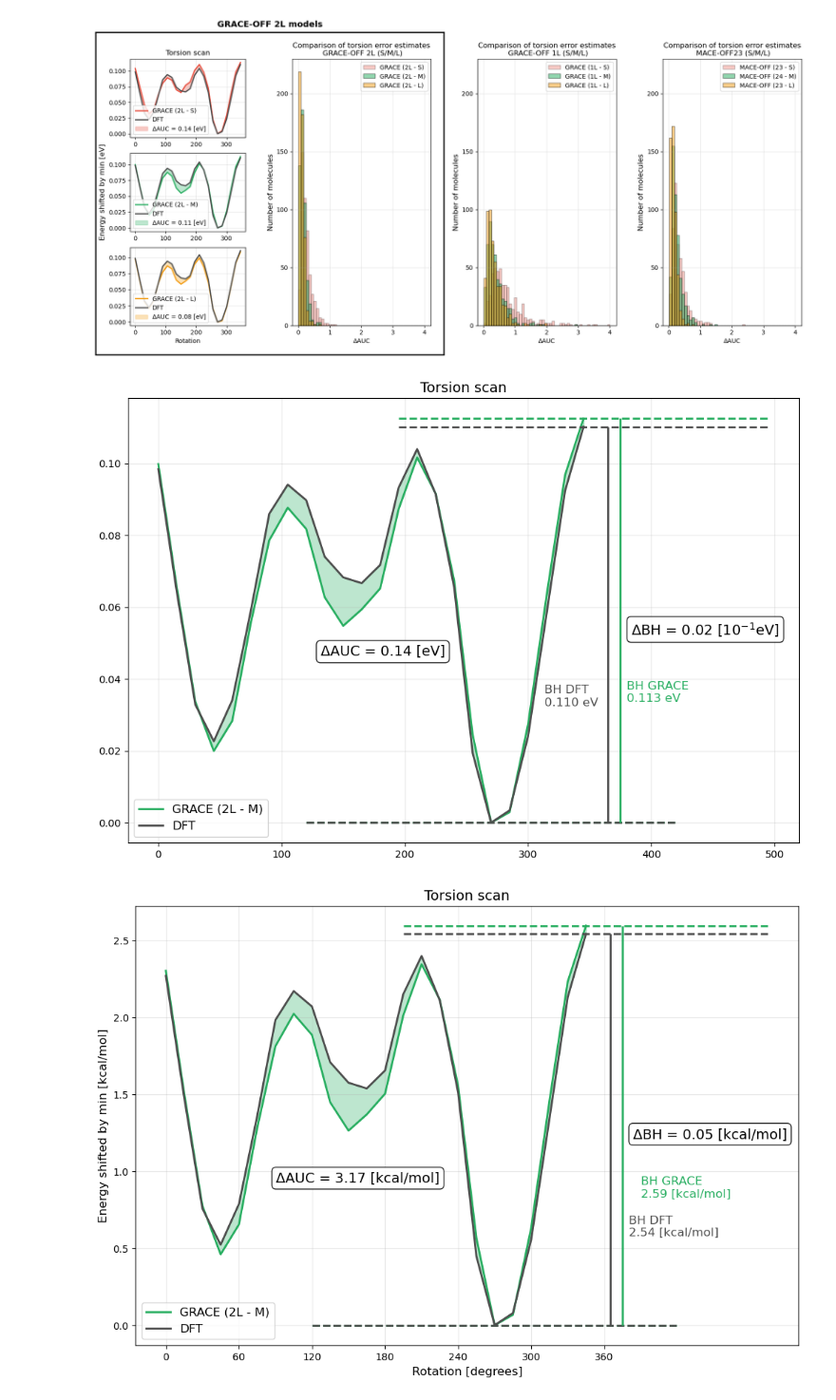
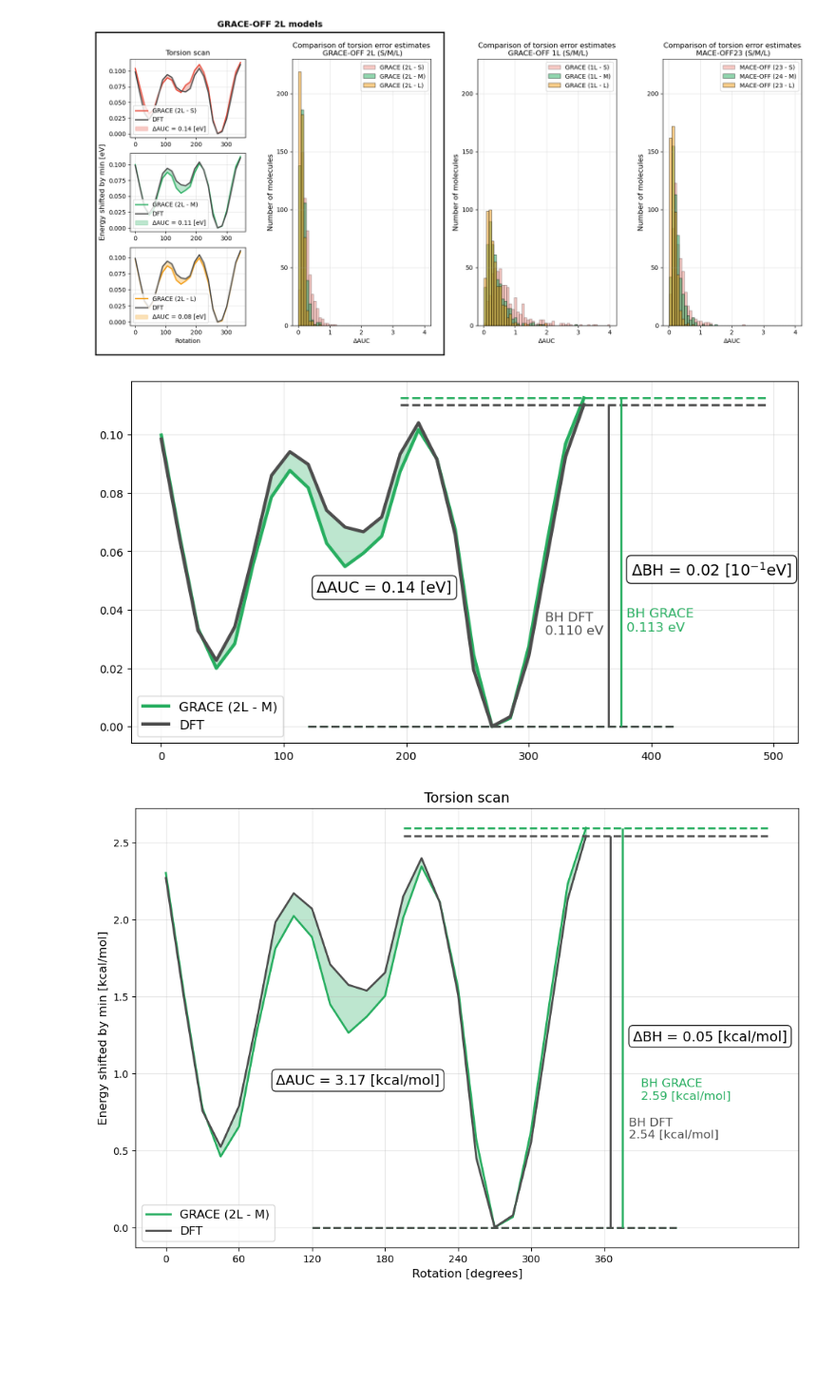
Before and after one commit to heid-lab/grace-off, a Jupyter notebook: analysis/final_plots.ipynb, the cells around one changed output. Shown at 95% size. Saved outputs shown, nothing was run; the diff lists cells and outputs as text; code cells hidden in the pictures; blank space fills up the shorter version.

Commit message:
small changes for plots

```diff
--- a/analysis/final_plots.ipynb
+++ b/analysis/final_plots.ipynb
@@ -1523,7 +1523,7 @@ area_large = np.trapz(np.abs(torsion_large - dft), x)
 
 x = np.arange(len(dft))*15
 
-fig, ax1 = plt.subplots(1,1,figsize=(12, 8))
+fig, ax1 = plt.subplots(1,1,figsize=(11, 6))
 
 
 
@@ -1564,8 +1564,8 @@ x_dft_max = x[dft_max_idx]
 x_dft_min = x[dft_min_idx]
 dx = 150
 
-ax1.plot(x, torsion_scan, color=color, label=grace_model, linewidth=2)
-ax1.plot(x, dft, color=color_dft, label="DFT", linewidth=2)
+ax1.plot(x, torsion_scan, color=color, label=grace_model, linewidth=3)
+ax1.plot(x, dft, color=color_dft, label="DFT", linewidth=3)
 ax1.hlines(med_max, x_med_max - dx, x_med_max + dx,
            color=color, linestyle='--', linewidth=2,
         #    label=f"GRACE max: {med_max:.2f} eV"
@@ -1607,35 +1607,35 @@ ax1.text(x_dft_max-32,
          fontsize=12,
          ha='left',
          va='center')
 ax1.text(0.75, 0.48,
          f"ΔBH = {delta_BH*10:.2f} "+r"[10$^{-1}$eV]",
          transform=ax1.transAxes,
          fontsize=14,
          ha='left',
          va='center',
          bbox=dict(boxstyle="round,pad=0.3",
                    facecolor="white",
                    alpha=0.85,
                    edgecolor="black"))
 
 ax1.text(0.38, 0.43,
          f"ΔAUC = {area_small:.2f} [eV]",
          transform=ax1.transAxes,
          fontsize=14,
          ha='center',
          va='center',
          bbox=dict(boxstyle="round,pad=0.3",
                    facecolor="white",
                    alpha=0.85,
                    edgecolor="black"))
 
 ax1.fill_between(x, torsion_scan, dft, color=color, alpha=0.3)#, label=f"ΔAUC = {area_small:.2f} [eV]")
-ax1.set_title("Torsion scan", fontsize=14)# \n GRACE 2L small vs DFT")
+# ax1.set_title("Torsion scan", fontsize=14)# \n GRACE 2L small vs DFT")
 ax1.legend(fontsize=12, loc='lower left')
 ax1.grid(True, alpha=0.3)
 plt.savefig("single_torsion_scan.pdf", bbox_inches="tight")
 # %% [output]
-[figure, old version]
+[figure, new version]
 # %%
 ev_to_kcal_mol = 23.0609
 
```
Also changed, not shown: parts of 2 cells of this notebook.
